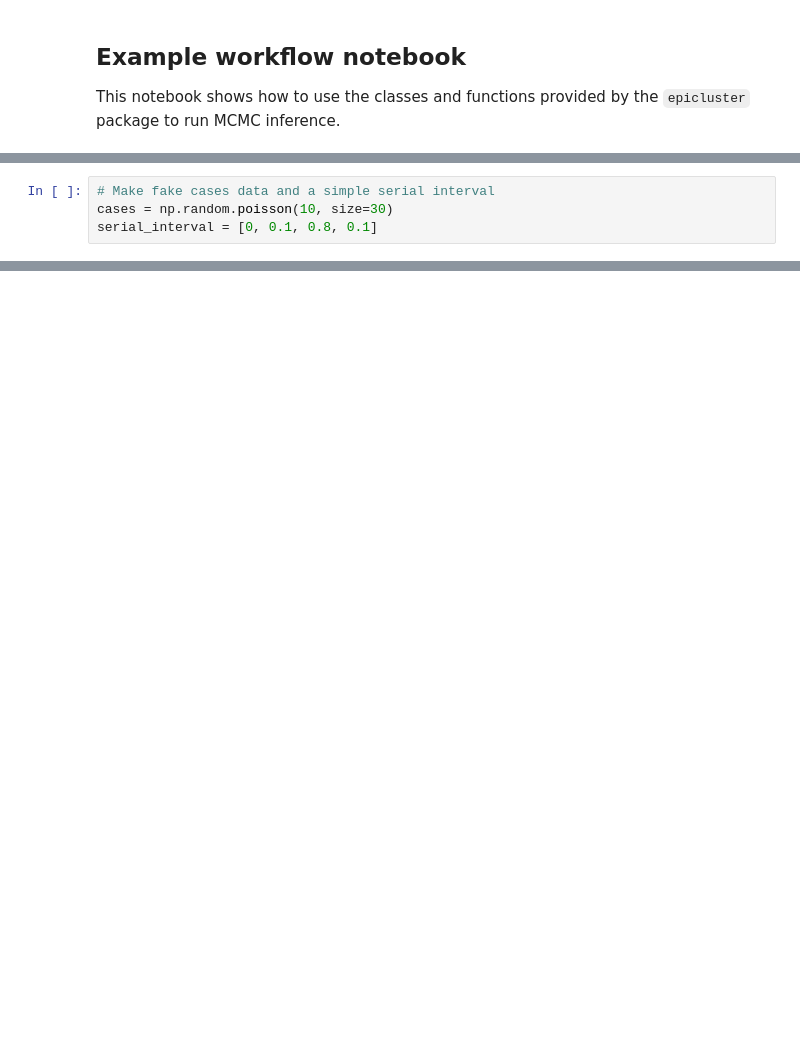
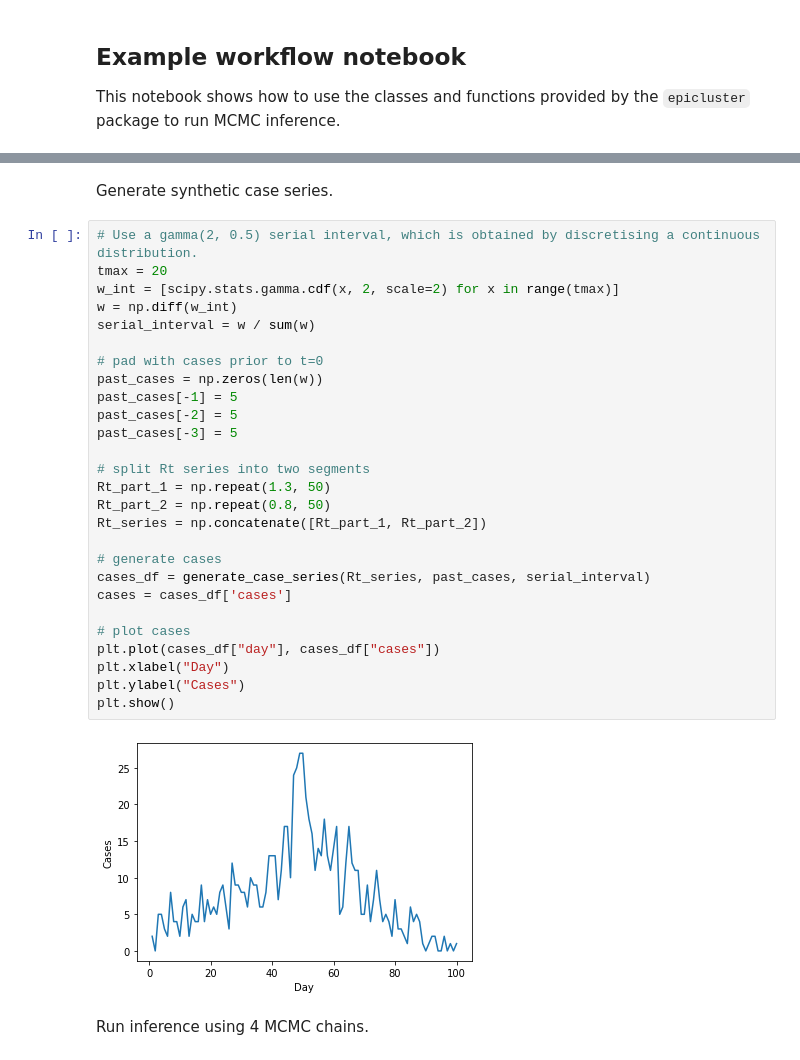
Before and after one commit to SABS-R3-Epidemiology/epicluster, a Jupyter notebook: epicluster/examples/Run_inference.ipynb, the cells around one changed output, grey strips where cells are left out. Saved outputs shown, nothing was run; the diff lists cells and outputs as text; blank space fills up the shorter version.

```diff
--- a/epicluster/examples/Run_inference.ipynb
+++ b/epicluster/examples/Run_inference.ipynb
@@ -8,5 +10 @@ import matplotlib.pyplot as plt
 import epicluster as ec
-# %%
-# Make fake cases data and a simple serial interval
-cases = np.random.poisson(10, size=30)
-serial_interval = [0, 0.1, 0.8, 0.1]
@@ -13 +54,34 @@ serial_interval = [0, 0.1, 0.8, 0.1]
+# %% [markdown]
+Generate synthetic case series.
+# %%
+# Use a gamma(2, 0.5) serial interval, which is obtained by discretising a continuous distribution.
+tmax = 20
+w_int = [scipy.stats.gamma.cdf(x, 2, scale=2) for x in range(tmax)]
+w = np.diff(w_int)
+serial_interval = w / sum(w)
+
+# pad with cases prior to t=0
+past_cases = np.zeros(len(w))
+past_cases[-1] = 5
+past_cases[-2] = 5
+past_cases[-3] = 5
+
+# split Rt series into two segments
+Rt_part_1 = np.repeat(1.3, 50)
+Rt_part_2 = np.repeat(0.8, 50)
+Rt_series = np.concatenate([Rt_part_1, Rt_part_2])
+
+# generate cases
+cases_df = generate_case_series(Rt_series, past_cases, serial_interval)
+cases = cases_df['cases']
+
+# plot cases
+plt.plot(cases_df["day"], cases_df["cases"])
+plt.xlabel("Day")
+plt.ylabel("Cases")
+plt.show()
+# %% [output]
+[figure, added]
+# %% [markdown]
+Run inference using 4 MCMC chains.
 # %%
```
Also changed, not shown: parts of 11 cells of this notebook, 1 other file.
